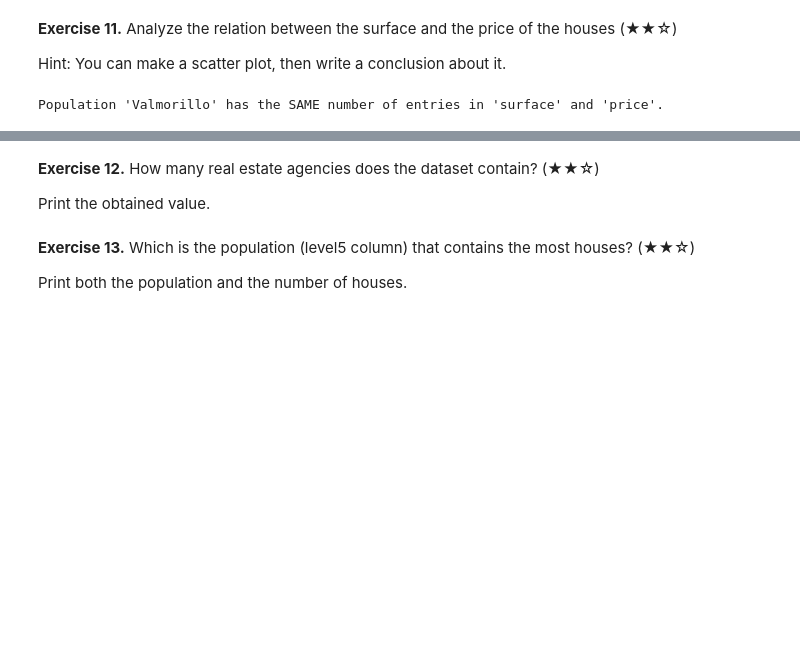
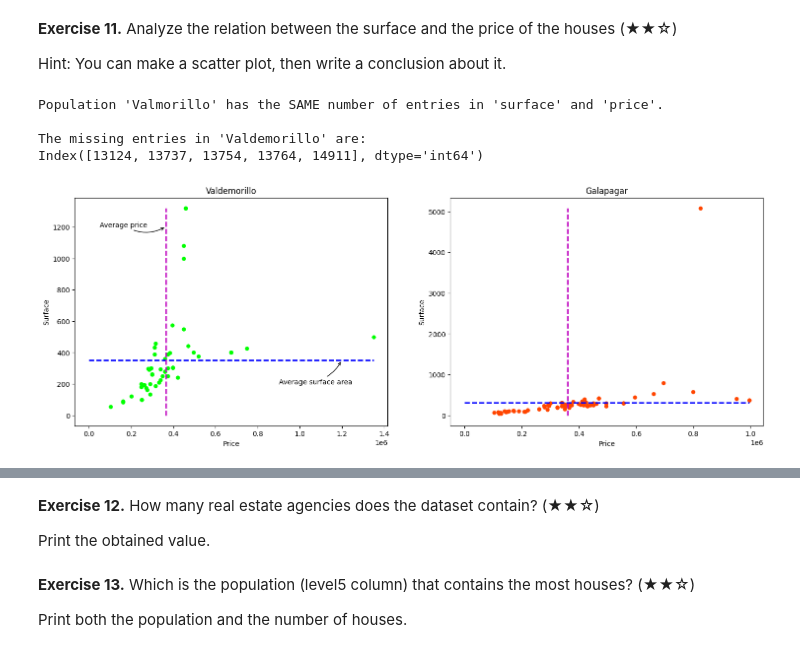
Before and after one commit to Caavlier/Proyect-RealState, a Jupyter notebook: Real_Estate_Clean_Up_Project_0.ipynb, the cells around one changed output, grey strips where cells are left out. Drawn from its saved outputs; the diff is of its cells as text; code cells hidden in the pictures; blank space fills up the shorter version.

Commit message:
Ex11: Scatter-plots and a brief surface-price analysis between populations Valdemorillo and Galapagar.

```diff
--- a/Real_Estate_Clean_Up_Project_0.ipynb
+++ b/Real_Estate_Clean_Up_Project_0.ipynb
@@ -379,11 +381,52 @@ Valdemorillo average surface: 350.0188679245283 m2
 **Exercise 11.** Analyze the relation between the surface and the price of the houses (★★☆)
 
 Hint: You can make a scatter plot, then write a conclusion about it.
-# %%
-# Plotting: 'Valdemorillo'
-
-# Check columns having the same size
-if len(V['surface'].isna()) - len(V['price'].isna()) == 0:
-  print(f"Population 'Valmorillo' has the SAME number of entries in 'surface' and 'price'.")
-# %% [output]
-Population 'Valmorillo' has the SAME number of entries in 'surface' and 'price'.
+# %%
+# Check columns in Valdemorillo having the same size
+if len(V['surface'].isna()) - len(V['price'].isna()) == 0:
+  print(f"Population 'Valmorillo' has the SAME number of entries in 'surface' and 'price'.")
+
+# Finding the NaN-entries in 'surface'
+print("\nThe missing entries in 'Valdemorillo' are:")
+print(V.index[V['surface'].isna() == True])
+
+# Replacing missing values by zero
+aux = V.copy() # REMEMBER ------> ALWAYS DO A COPY
+aux['surface'] = aux['surface'].fillna(0)
+
+# Scatter plot 'price' vs. 'surface'
+fig, axs = plt.subplots(1, 2, figsize=(18, 6))
+
+# Valdemorillo
+axs[0].scatter(V['price'], V['surface'], s=25, c='lime')
+axs[0].set_xlabel('Price')
+axs[0].set_ylabel('Surface')
+axs[0].set_title('Valdemorillo')
+
+# Valdemorillo means
+axs[0].plot([0,V['price'].max()],[V['surface'].mean(),V['surface'].mean()], '--b', linewidth=2)
+axs[0].plot([V['price'].mean(),V['price'].mean()],[0,V['surface'].max()], '--m', linewidth=2)
+axs[0].annotate("Average price", xy=(V['price'].mean(),1200), xytext=(50000,1200), arrowprops=dict(arrowstyle="->", connectionstyle="arc3,rad=0.3"))
+axs[0].annotate("Average surface area", xy=(1200000,V['surface'].mean()), xytext=(900000,200), arrowprops=dict(arrowstyle="->", connectionstyle="arc3,rad=0.2"))
+#axs[0].plot([0,G['price'].max()],[G['surface'].mean(),G['surface'].mean()], '--r', linewidth=2) # Galapagar mean
+#axs[0].plot([G['price'].mean(),G['price'].mean()],[0,G['surface'].max()], '--c', linewidth=2)   # Galapagar mean
+
+
+
+# Galapagar
+axs[1].scatter(G['price'], G['surface'], s=25, c='orangered')
+axs[1].set_xlabel("Price")
+axs[1].set_ylabel("Surface")
+axs[1].set_title("Galapagar")
+
+# Galapagar means
+axs[1].plot([0,G['price'].max()],[G['surface'].mean(),G['surface'].mean()], '--b', linewidth=2)
+axs[1].plot([G['price'].mean(),G['price'].mean()],[0,G['surface'].max()], '--m', linewidth=2)
+
+plt.show()
+# %% [output]
+Population 'Valmorillo' has the SAME number of entries in 'surface' and 'price'.
+
+The missing entries in 'Valdemorillo' are:
+Index([13124, 13737, 13754, 13764, 14911], dtype='int64')
+[figure, added]
```
Also changed, not shown: parts of 4 cells of this notebook.
